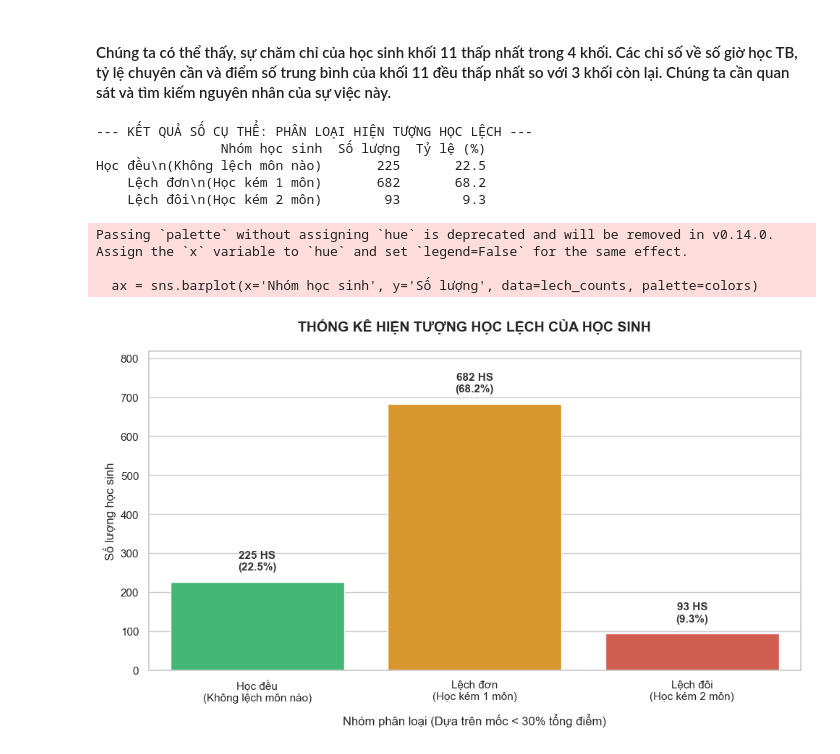
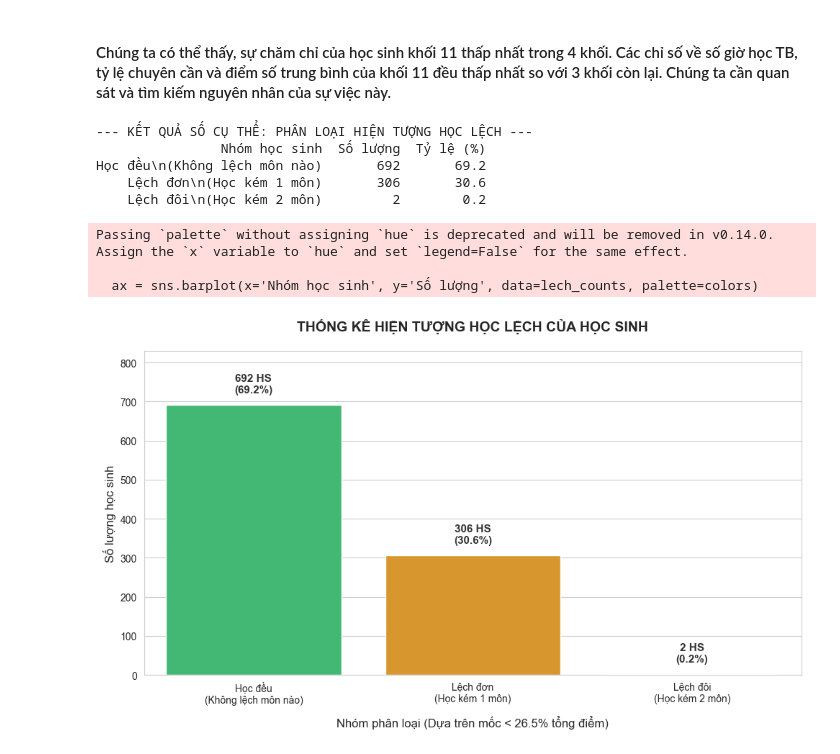
Before and after one commit to EnbacMig21/duan_datahsinh, a Jupyter notebook: phan_tich_data.ipynb, the cells around one changed output. Cells and saved outputs as stored; diff of their text form; code cells hidden in the pictures.

```diff
--- a/phan_tich_data.ipynb
+++ b/phan_tich_data.ipynb
@@ -906,9 +906,9 @@ df['total_score'] = df['math_score'] + df['reading_score'] + df['writing_score']
 
 # 3. Xác định hiện tượng lệch điểm (Điểm môn đó < 30% tổng điểm)
 # Kết quả trả về sẽ là True (bị lệch) hoặc False (bình thường)
-df['math_low'] = df['math_score'] < (0.3 * df['total_score'])
-df['reading_low'] = df['reading_score'] < (0.3 * df['total_score'])
-df['writing_low'] = df['writing_score'] < (0.3 * df['total_score'])
+df['math_low'] = df['math_score'] < (0.265 * df['total_score'])
+df['reading_low'] = df['reading_score'] < (0.265 * df['total_score'])
+df['writing_low'] = df['writing_score'] < (0.265 * df['total_score'])
 
 # 4. Đếm số lượng môn bị lệch của từng học sinh
 # True trong Python có giá trị là 1, False là 0. Cộng 3 cột lại sẽ ra số môn lệch (0, 1, hoặc 2)
@@ -948,38 +948,38 @@ sns.set_style("whitegrid")
 # Vẽ biểu đồ với màu sắc cảnh báo (Xanh lá: Tốt, Cam: Cảnh báo, Đỏ: Nghiêm trọng)
 colors = ['#2ecc71', '#f39c12', '#e74c3c']
 ax = sns.barplot(x='Nhóm học sinh', y='Số lượng', data=lech_counts, palette=colors)
 
 plt.title('THỐNG KÊ HIỆN TƯỢNG HỌC LỆCH CỦA HỌC SINH', fontsize=14, fontweight='bold', pad=20)
-plt.xlabel('Nhóm phân loại (Dựa trên mốc < 30% tổng điểm)', fontsize=12, labelpad=10)
+plt.xlabel('Nhóm phân loại (Dựa trên mốc < 26.5% tổng điểm)', fontsize=12, labelpad=10)
 plt.ylabel('Số lượng học sinh', fontsize=12)
 
 # Mở rộng trục Y để không bị lẹm số
 plt.ylim(0, lech_counts['Số lượng'].max() * 1.2)
 
 # Ghi chú Số lượng và % lên từng cột
 for index, p in enumerate(ax.patches):
     height = p.get_height()
     percentage = lech_counts.loc[index, 'Tỷ lệ (%)']
 
     # Ghi text bao gồm cả Số lượng và Tỷ lệ %
     ax.annotate(f'{int(height)} HS\n({percentage}%)',
                 (p.get_x() + p.get_width() / 2., height),
                 ha='center', va='bottom',
                 xytext=(0, 10), textcoords='offset points',
                 fontsize=11, fontweight='bold', color='#333')
 
 plt.tight_layout()
 plt.show()
 # %% [output]
 --- KẾT QUẢ SỐ CỤ THỂ: PHÂN LOẠI HIỆN TƯỢNG HỌC LỆCH ---
                 Nhóm học sinh  Số lượng  Tỷ lệ (%)
-Học đều\n(Không lệch môn nào)       225       22.5
-    Lệch đơn\n(Học kém 1 môn)       682       68.2
-    Lệch đôi\n(Học kém 2 môn)        93        9.3
+Học đều\n(Không lệch môn nào)       692       69.2
+    Lệch đơn\n(Học kém 1 môn)       306       30.6
+    Lệch đôi\n(Học kém 2 môn)         2        0.2
 Passing `palette` without assigning `hue` is deprecated and will be removed in v0.14.0. Assign the `x` variable to `hue` and set `legend=False` for the same effect.
 
   ax = sns.barplot(x='Nhóm học sinh', y='Số lượng', data=lech_counts, palette=colors)
-[figure, old version]
+[figure, new version]
 # %%
 import pandas as pd
 import matplotlib.pyplot as plt
```
Also changed, not shown: parts of 19 cells of this notebook.
